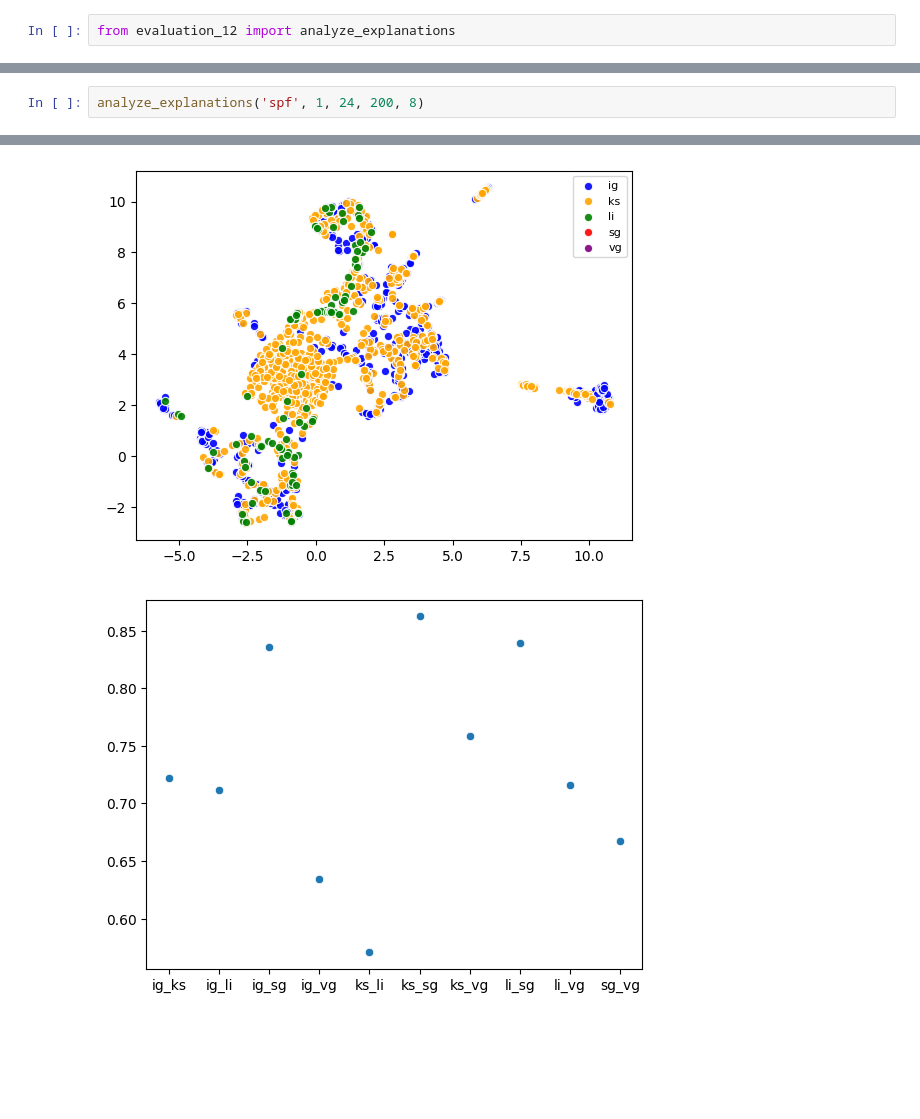
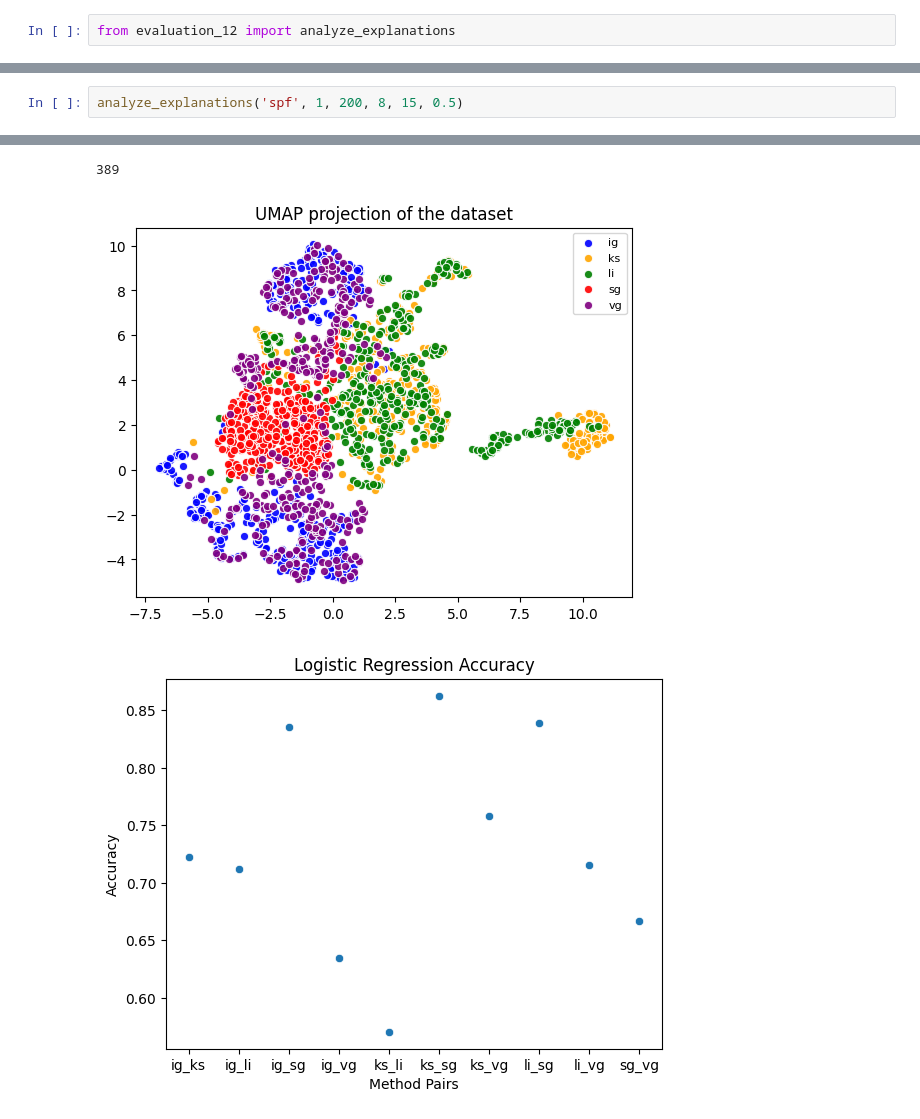
Before and after one commit to ekunigk/BA_Disagreement_Problem, a Jupyter notebook: evaluation_two.ipynb, the cells around one changed output, grey strips where cells are left out. Drawn from its saved outputs; the diff is of its cells as text; blank space fills up the shorter version.

```diff
--- a/evaluation_two.ipynb
+++ b/evaluation_two.ipynb
@@ -68,3 +71,3 @@ analyze_explanations('spambase', 1, 57, 200, 19)
 # %%
-analyze_explanations('spf', 1, 24, 200, 8)
+analyze_explanations('spf', 1, 200, 8, 15, 0.5)
 # %% [output]
@@ -72,3 +75,4 @@ analyze_explanations('spf', 1, 24, 200, 8)
+389
-[figure, old version]
+[figure, new version]
-[figure, old version]
+[figure, new version]
 # %%
```
Also changed, not shown: parts of 6 cells of this notebook, 5 other files.
